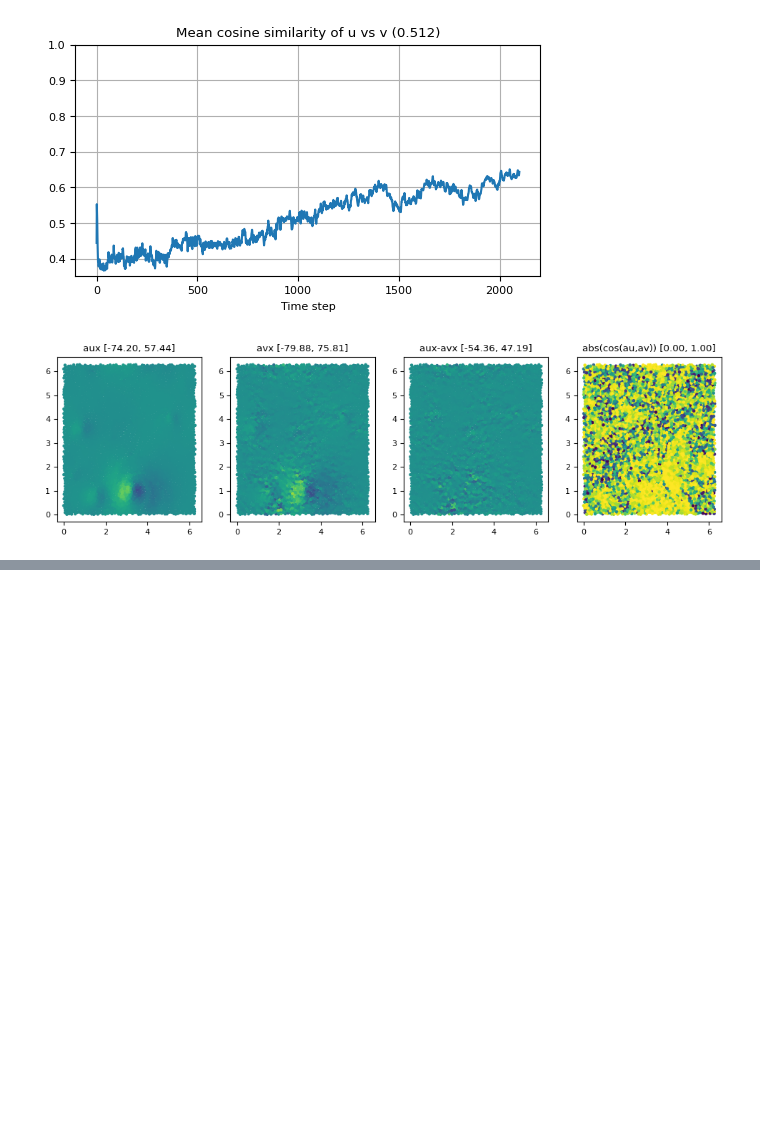
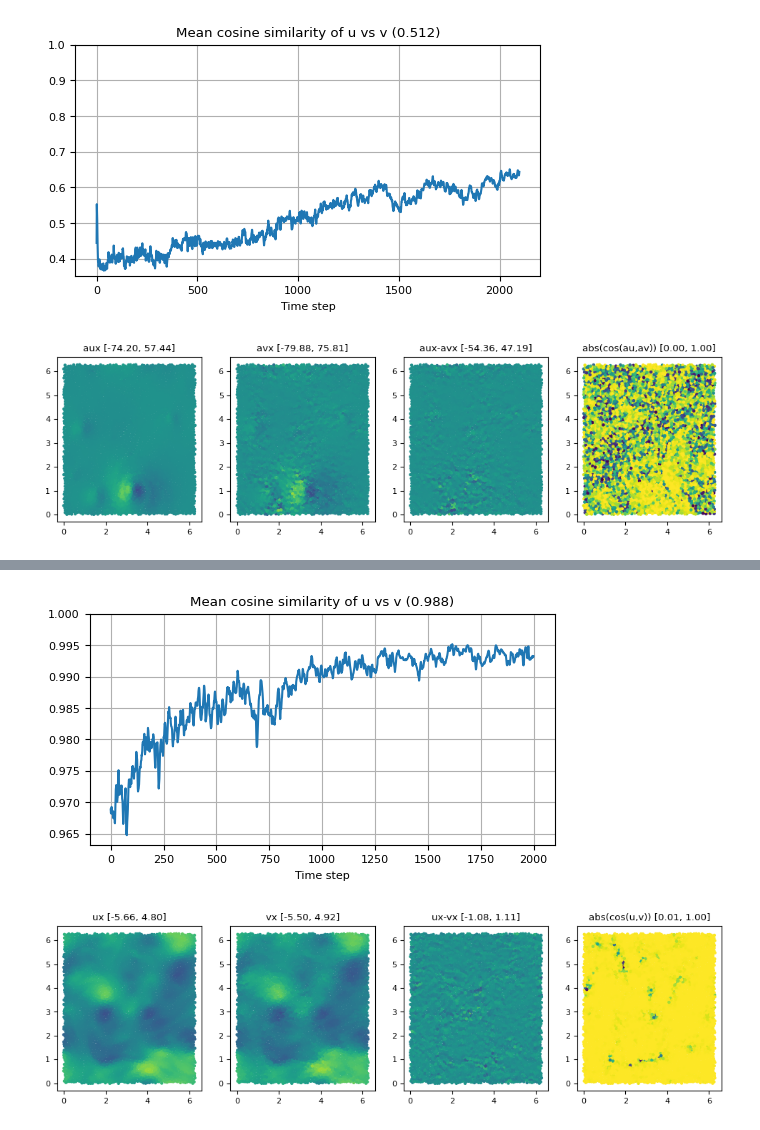
Before and after one commit to tumaer/ql-les-data, a Jupyter notebook: notebooks/trajs.ipynb, the cells around one changed output, grey strips where cells are left out. Saved outputs shown, nothing was run; the diff lists cells and outputs as text; code cells hidden in the pictures; blank space fills up the shorter version.

```diff
--- a/notebooks/trajs.ipynb
+++ b/notebooks/trajs.ipynb
@@ -22,6 +22,8 @@ from l3es.turbulence import mls_2nd_order, ur_to_u_mls_wrapper
 from l3es.utils import energy_spectrum
 from l3es.visualize import plot_e_k, plot_views
 
+EPS = jnp.finfo(float).eps
+
 config.update("jax_enable_x64", True)
 
 plt.rcParams.update({"font.size": 8})
@@ -345,0 +419,22 @@ for step in [1500]:
+# %%
+plt.figure(figsize=(6,3))
+plt.plot(cosine.mean(axis=1))
+plt.title(f"Mean cosine similarity of u vs v ({cosine.mean():.3f})")
+plt.grid()
+plt.xlabel("Time step")
+plt.ylim(None, 1)
+plt.show()
+
+for step in [4900//every_nth//write_every]:
+    fig, axs = plt.subplots(1, 4, figsize=(12, 3))
+    u, v, uv, cos = us[step], vs[step], us[step] - vs[step], abs(cosine)[step]
+    axs[0].scatter(positions_full[step,:, 0], positions_full[step,:, 1], c=u[:,0], s=5, vmin=-7, vmax=7)
+    axs[1].scatter(positions_full[step,:, 0], positions_full[step,:, 1], c=v[:,0], s=5, vmin=-7, vmax=7)
+    axs[2].scatter(positions_full[step,:, 0], positions_full[step,:, 1], c=uv[:,0], s=5, vmin=-2, vmax=2)
+    axs[3].scatter(positions_full[step,:, 0], positions_full[step,:, 1], c=cos, s=5, vmin=0, vmax=1)
+    for ax, vals, label in zip(axs, [u, v, uv, cos], ["ux", "vx", "ux-vx", "abs(cos(u,v))"]):
+        ax.set_title(f"{label} [{vals.min():.2f}, {vals.max():.2f}]")
+    plt.show()
+# %% [output]
+[figure, added]
+[figure, added]
```
Also changed, not shown: parts of 5 cells of this notebook, 9 other files.
